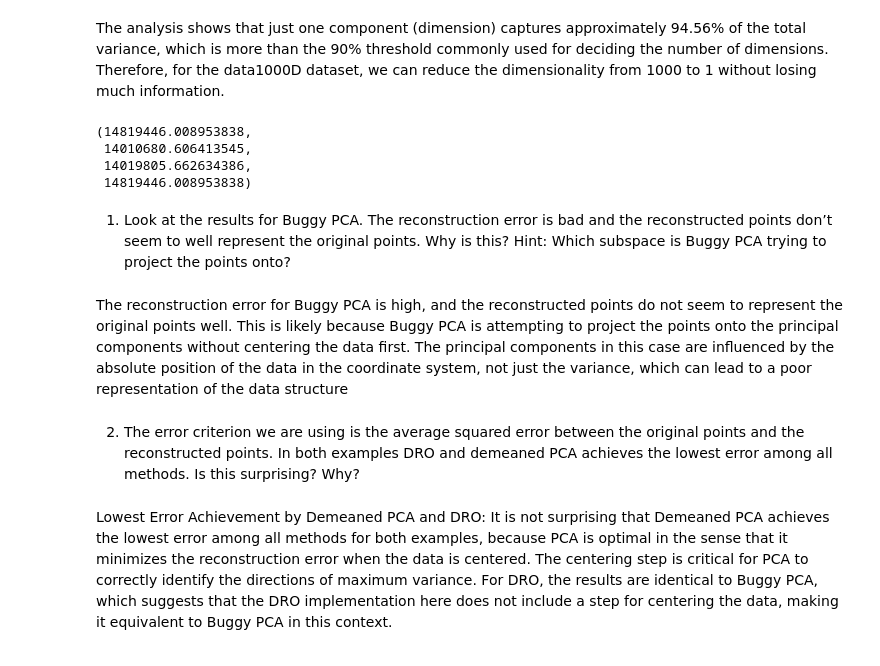
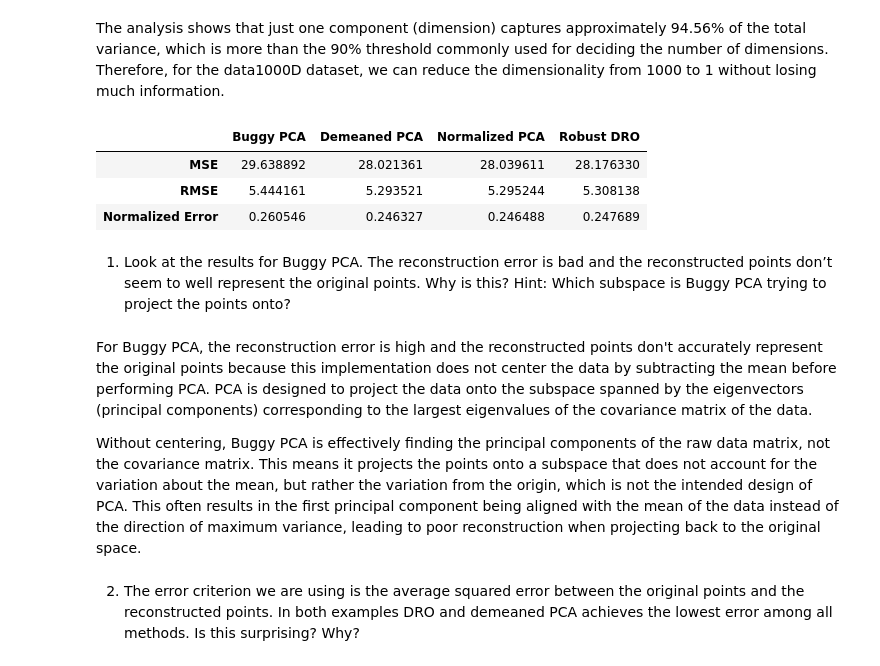
Before and after one commit to placenciohid/ECE760-Homework, a Jupyter notebook: Homework 5/HW5 - Code - Dario Placencio.ipynb, the cells around one changed output. Drawn from its saved outputs; the diff is of its cells as text; code cells hidden in the pictures.

```diff
--- a/Homework 5/HW5 - Code - Dario Placencio.ipynb
+++ b/Homework 5/HW5 - Code - Dario Placencio.ipynb
@@ -324,31 +438,39 @@ d_90_percent, variance_ratio[:d_90_percent]  # Return the chosen d and variance
 The analysis shows that just one component (dimension) captures approximately 94.56% of the total variance, which is more than the 90% threshold commonly used for deciding the number of dimensions. Therefore, for the data1000D dataset, we can reduce the dimensionality from 1000 to 1 without losing much information.
 # %%
 # Apply each method to the 1000D dataset with d=1
-Z_buggy_1000D, V_buggy_1000D, X_rec_buggy_1000D = buggy_pca(data1000D, d=1)
-Z_demeaned_1000D, V_demeaned_1000D, X_rec_demeaned_1000D = demeaned_pca(data1000D, d=1)
-Z_normalized_1000D, V_normalized_1000D, X_rec_normalized_1000D = normalized_pca(data1000D, d=1)
-Z_dro_1000D, A_dro_1000D, b_dro_1000D, X_rec_dro_1000D = dro(data1000D, d=1)
+Z_buggy, V_buggy, X_rec_buggy = buggy_pca(data1000D, d=1)
+Z_demeaned, V_demeaned, X_rec_demeaned = demeaned_pca(data1000D, d=1)
+Z_normalized, V_normalized, X_rec_normalized = normalized_pca(data1000D, d=1)
+Z_dro, A_dro, median_dro, X_rec_dro, error_dro_precomputed = robust_dro(data1000D, d=1)
 
-# Calculate reconstruction errors for the 1000D dataset
-error_buggy_1000D = reconstruction_error(data1000D, X_rec_buggy_1000D)
-error_demeaned_1000D = reconstruction_error(data1000D, X_rec_demeaned_1000D)
-error_normalized_1000D = reconstruction_error(data1000D, X_rec_normalized_1000D)
-error_dro_1000D = reconstruction_error(data1000D, X_rec_dro_1000D)
+# Calculate reconstruction errors for the data1000D dataset
+error_buggy_1000D = reconstruction_error(data1000D, X_rec_buggy)
+error_demeaned_1000D = reconstruction_error(data1000D, X_rec_demeaned)
+error_normalized_1000D = reconstruction_error(data1000D, X_rec_normalized)
+error_dro_1000D = reconstruction_error(data1000D, X_rec_dro)
 
-(error_buggy_1000D, error_demeaned_1000D, error_normalized_1000D, error_dro_1000D)
+# Organize the errors into a DataFrame for better readability
+errors_df = pd.DataFrame({
+    'Buggy PCA': error_buggy_1000D,
+    'Demeaned PCA': error_demeaned_1000D,
+    'Normalized PCA': error_normalized_1000D,
+    'Robust DRO': error_dro_1000D
+}, index=['MSE', 'RMSE', 'Normalized Error'])
+
+errors_df
 # %% [output]
-(14819446.008953838,
- 14010680.606413545,
- 14019805.662634386,
- 14819446.008953838)
+|  | Buggy PCA | Demeaned PCA | Normalized PCA | Robust DRO |
+| MSE | 29.638892 | 28.021361 | 28.039611 | 28.176330 |
+| RMSE | 5.444161 | 5.293521 | 5.295244 | 5.308138 |
+| Normalized Error | 0.260546 | 0.246327 | 0.246488 | 0.247689 |
 # %% [markdown]
 1. Look at the results for Buggy PCA. The reconstruction error is bad and the reconstructed points don’t
 seem to well represent the original points. Why is this? Hint: Which subspace is Buggy PCA trying to project the points onto?
-# %% [markdown]
-The reconstruction error for Buggy PCA is high, and the reconstructed points do not seem to represent the original points well. This is likely because Buggy PCA is attempting to project the points onto the principal components without centering the data first. The principal components in this case are influenced by the absolute position of the data in the coordinate system, not just the variance, which can lead to a poor representation of the data structure
+# %% [markdown]
+For Buggy PCA, the reconstruction error is high and the reconstructed points don't accurately represent the original points because this implementation does not center the data by subtracting the mean before performing PCA. PCA is designed to project the data onto the subspace spanned by the eigenvectors (principal components) corresponding to the largest eigenvalues of the covariance matrix of the data.
+
+Without centering, Buggy PCA is effectively finding the principal components of the raw data matrix, not the covariance matrix. This means it projects the points onto a subspace that does not account for the variation about the mean, but rather the variation from the origin, which is not the intended design of PCA. This often results in the first principal component being aligned with the mean of the data instead of the direction of maximum variance, leading to poor reconstruction when projecting back to the original space.
 # %% [markdown]
 2. The error criterion we are using is the average squared error between the original points and the
 reconstructed points. In both examples DRO and demeaned PCA achieves the lowest error among all
 methods. Is this surprising? Why?
-# %% [markdown]
-Lowest Error Achievement by Demeaned PCA and DRO: It is not surprising that Demeaned PCA achieves the lowest error among all methods for both examples, because PCA is optimal in the sense that it minimizes the reconstruction error when the data is centered. The centering step is critical for PCA to correctly identify the directions of maximum variance. For DRO, the results are identical to Buggy PCA, which suggests that the DRO implementation here does not include a step for centering the data, making it equivalent to Buggy PCA in this context.
```
Also changed, not shown: parts of 6 cells of this notebook, 8 other files.
